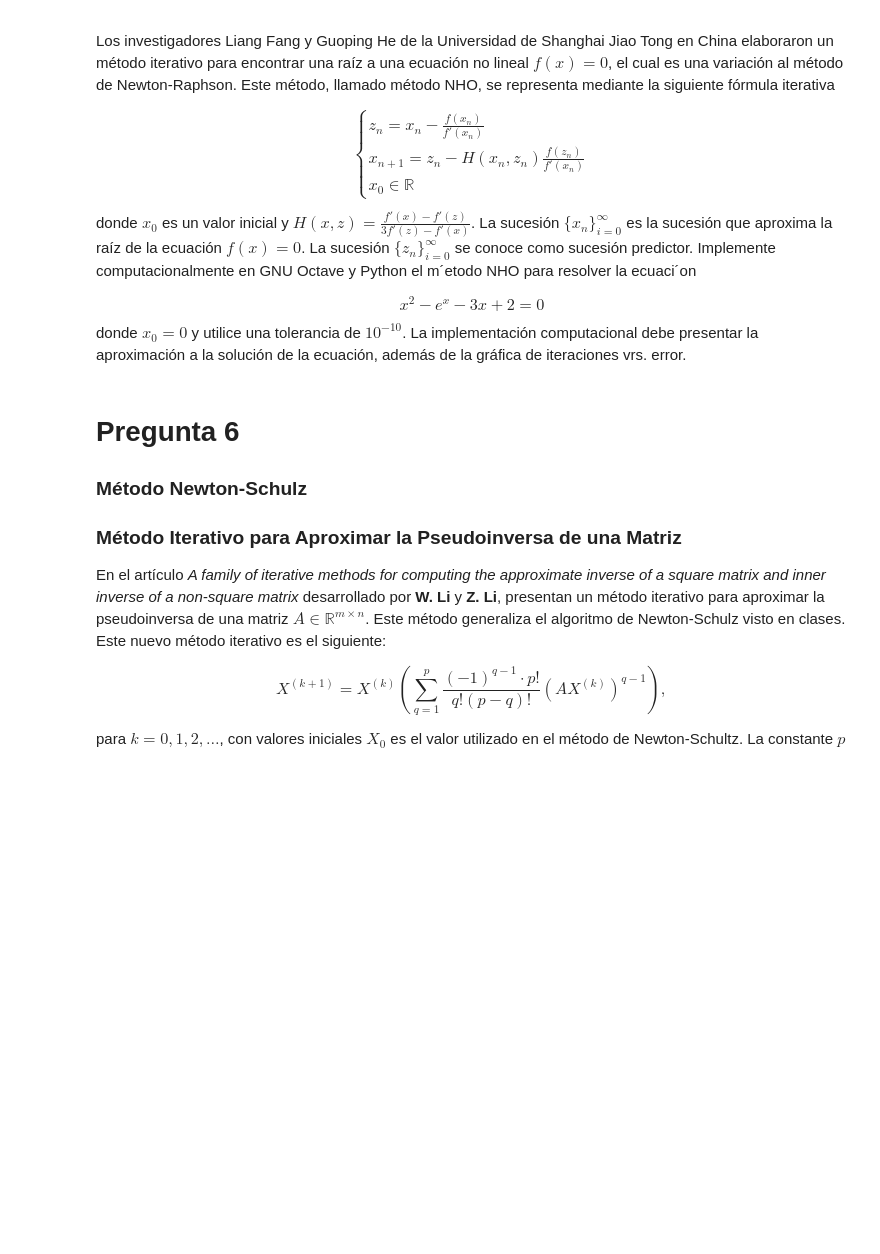
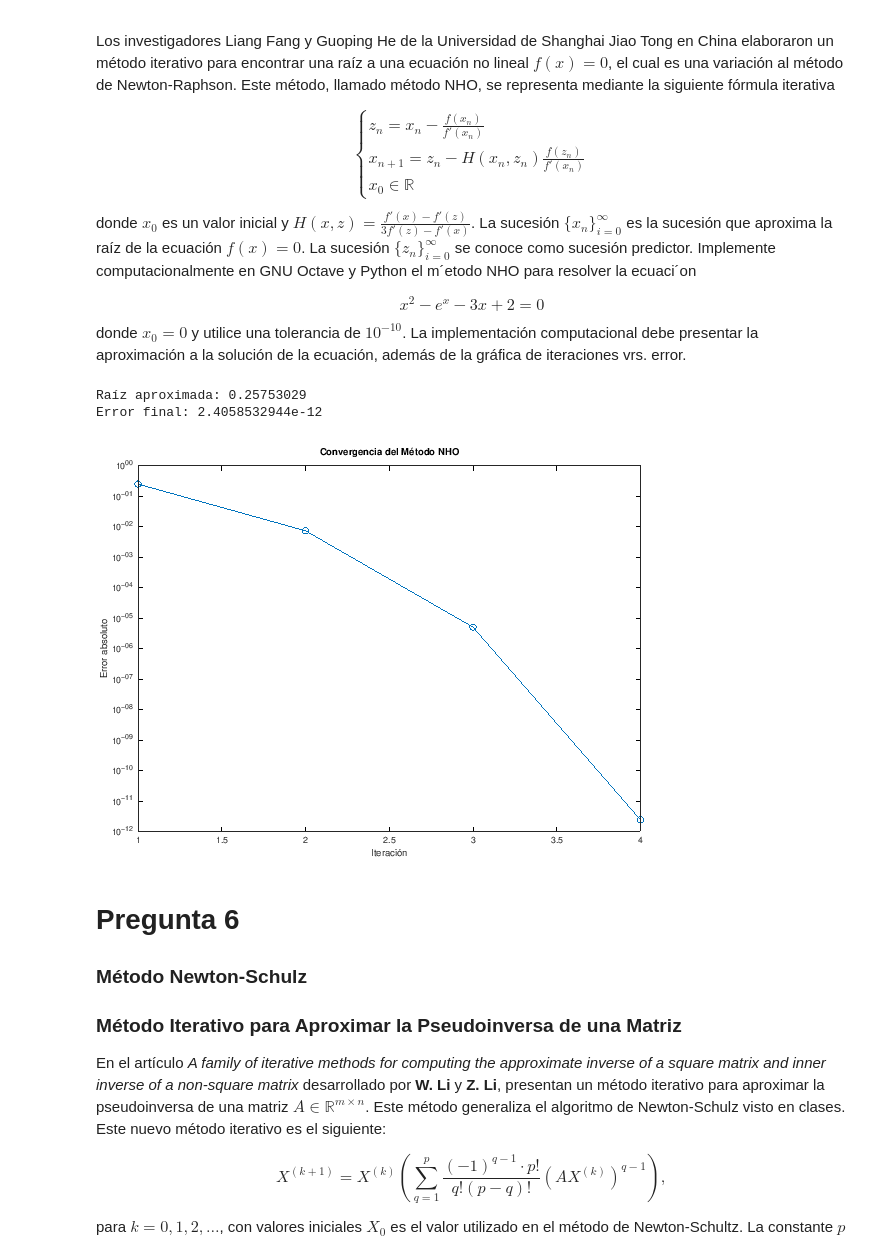
Before and after one commit to Randall-BL/TareaExtraclaseANPI1, a Jupyter notebook: extraclase_bloque1.ipynb, the cells around one changed output. Saved outputs shown, nothing was run; the diff lists cells and outputs as text; code cells hidden in the pictures; blank space fills up the shorter version.

```diff
--- a/extraclase_bloque1.ipynb
+++ b/extraclase_bloque1.ipynb
@@ -1077,7 +1077,82 @@ la raíz de la ecuación $f(x) = 0$. La sucesión $\{z_n\}_{i=0}^{\infty}$ se co
 $$x^2 - e^x - 3x +2 = 0 $$
 donde $x_0 = 0$ y utilice una tolerancia de $10^{−10}$. La implementación computacional debe presentar la aproximación a la solución de la ecuación, además de la gráfica de iteraciones vrs. error.
 # %%
-%Hacer en octave
+clc; clear; close all;
+pkg load symbolic    % Cargar el paquete simbólico
+
+%Ecuación simbolico por aproximar
+syms x;
+f_sym = x^2 - exp(x) - 3*x + 2;
+
+% Calcular la derivada simbólica
+df_sym = diff(f_sym, x);
+
+% Convertir a funciones numéricas
+f = matlabFunction(f_sym);
+df = matlabFunction(df_sym);
+
+% Parámetros iniciales
+x0 = 0;
+tol = 1e-10;
+iterMax = 50;
+
+% Llamado del método NHO
+[root, iter, error] = NHO(f, df, x0, tol, iterMax);
+
+% Mostrar resultado
+fprintf('Raíz aproximada: %.8f\n', root);
+fprintf('Error final: %.10e\n', error(end));
+
+% Graficar Error vs Iteraciones
+figure;
+semilogy(1:length(error), error, 'o-', 'LineWidth', 2); %Permite ver los cambios mas claro, ya que los valores bajan muy rapido.
+xlabel('Iteración');
+ylabel('Error absoluto');
+title('Convergencia del Método NHO');
+
+% -------------------------------------------
+% Funcion NHO
+% -------------------------------------------
+function [xk, k, er] = NHO(f, df, x0, tol, iterMax)
+  % Variables iniciales
+  xk = x0;
+  er = [];
+
+  for k = 1:iterMax
+    fx = f(xk);
+    dfx = df(xk);
+
+    % Calcular zn
+    zn = xk - fx / dfx;
+
+    % Calcular H(xk, zn)
+    dfz = df(zn);
+    H = (dfx - dfz) / (3 * dfx - dfz);
+
+    % Calcular f(zn)
+    fz = f(zn);
+
+    % Calcular n+1
+    xk_next = zn - H * fz / dfx;
+
+    % Error relativo
+    err = abs(xk_next - xk);
+    er = [er, err];
+
+    % Verifica tolerancia
+    if err < tol
+      xk = xk_next;
+      return;
+    endif
+
+    % Actualiza
+    xk = xk_next;
+  endfor
+end
+# %% [output]
+Raíz aproximada: 0.25753029
+Error final: 2.4058532944e-12
+[figure, added]
 # %% [markdown]
 # Pregunta 6
 ### Método  Newton-Schulz
```
Also changed, not shown: parts of 1 cell of this notebook.
